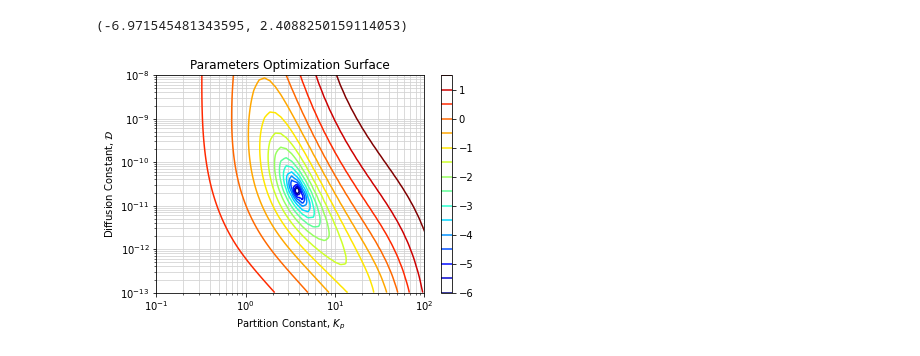
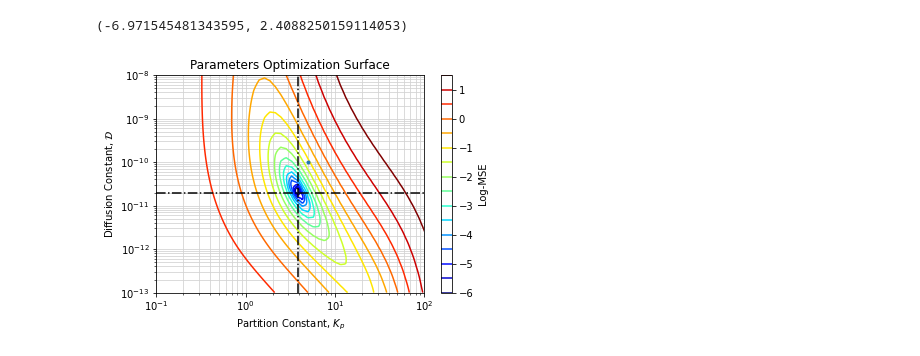
Before and after one commit to jlandercy/cookbook, a Jupyter notebook: python/posts/CrankDiffusion.ipynb, the cells around one changed output. Drawn from its saved outputs; the diff is of its cells as text; code cells hidden in the pictures.

```diff
--- a/python/posts/CrankDiffusion.ipynb
+++ b/python/posts/CrankDiffusion.ipynb
@@ -299,14 +299,18 @@ np.min(R), np.max(R)
 # %%
 fig, axe = plt.subplots()
 curves = axe.contour(K, D, R, np.arange(-6, 2, 0.5), cmap="jet")
+axe.axvline(3.9, linestyle="-.", color="k")
+axe.axhline(2e-11, linestyle="-.", color="k")
+axe.plot(5, 1e-10, ".")
 axe.set_xscale("log")
 axe.set_yscale("log")
 #axe.clabel(curves, inline=True, fontsize=10)
 axe.set_title("Parameters Optimization Surface")
 axe.set_xlabel(r"Partition Constant, $K_p$")
 axe.set_ylabel(r"Diffusion Constant, $\mathcal{D}$")
 axe.set_xlim([1e-1, 1e2])
 axe.grid(which="both", color="lightgray")
 cbar = fig.colorbar(curves)
+cbar.set_label("Log-MSE")
 # %% [output]
-[figure, old version]
+[figure, new version]
```
Also changed, not shown: 1 other file.
